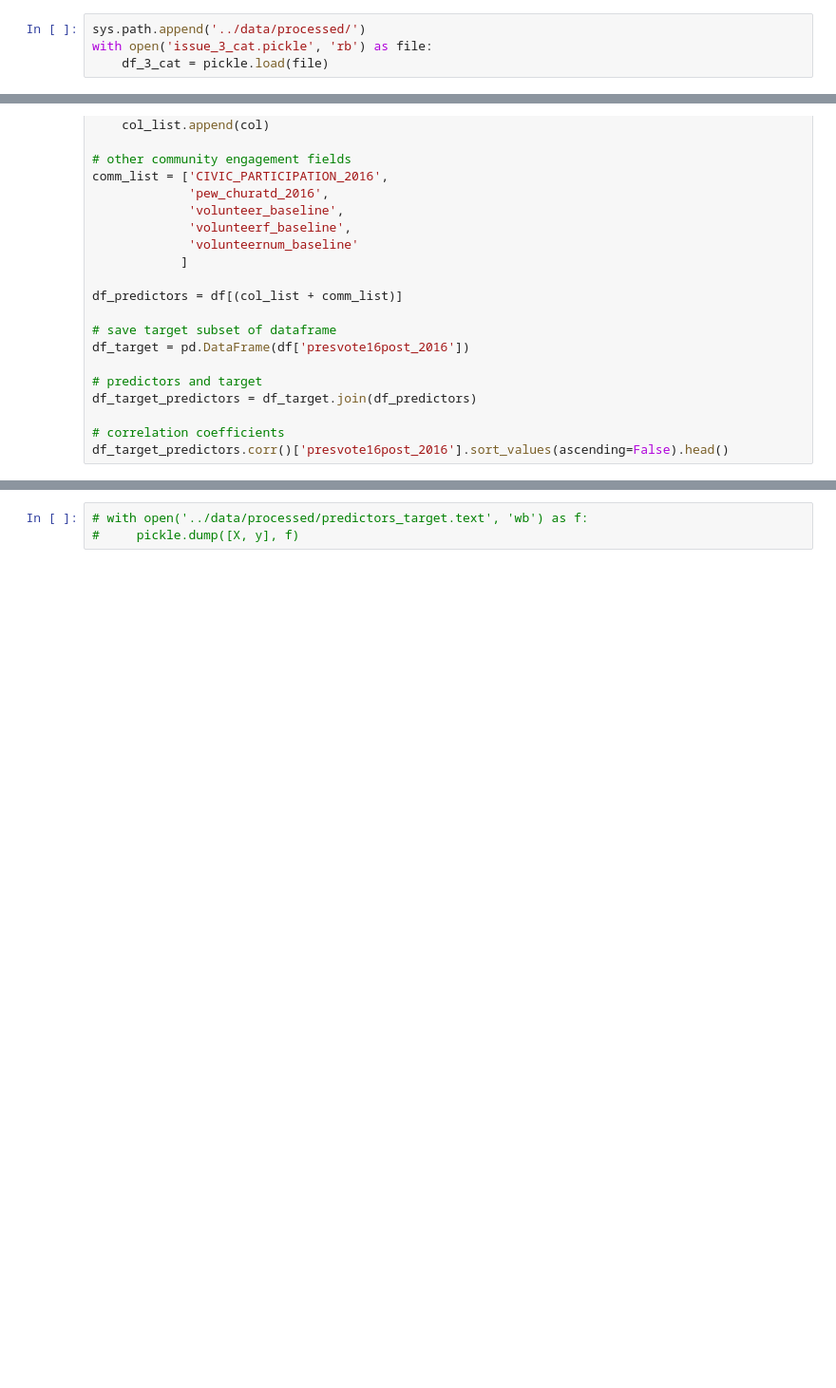
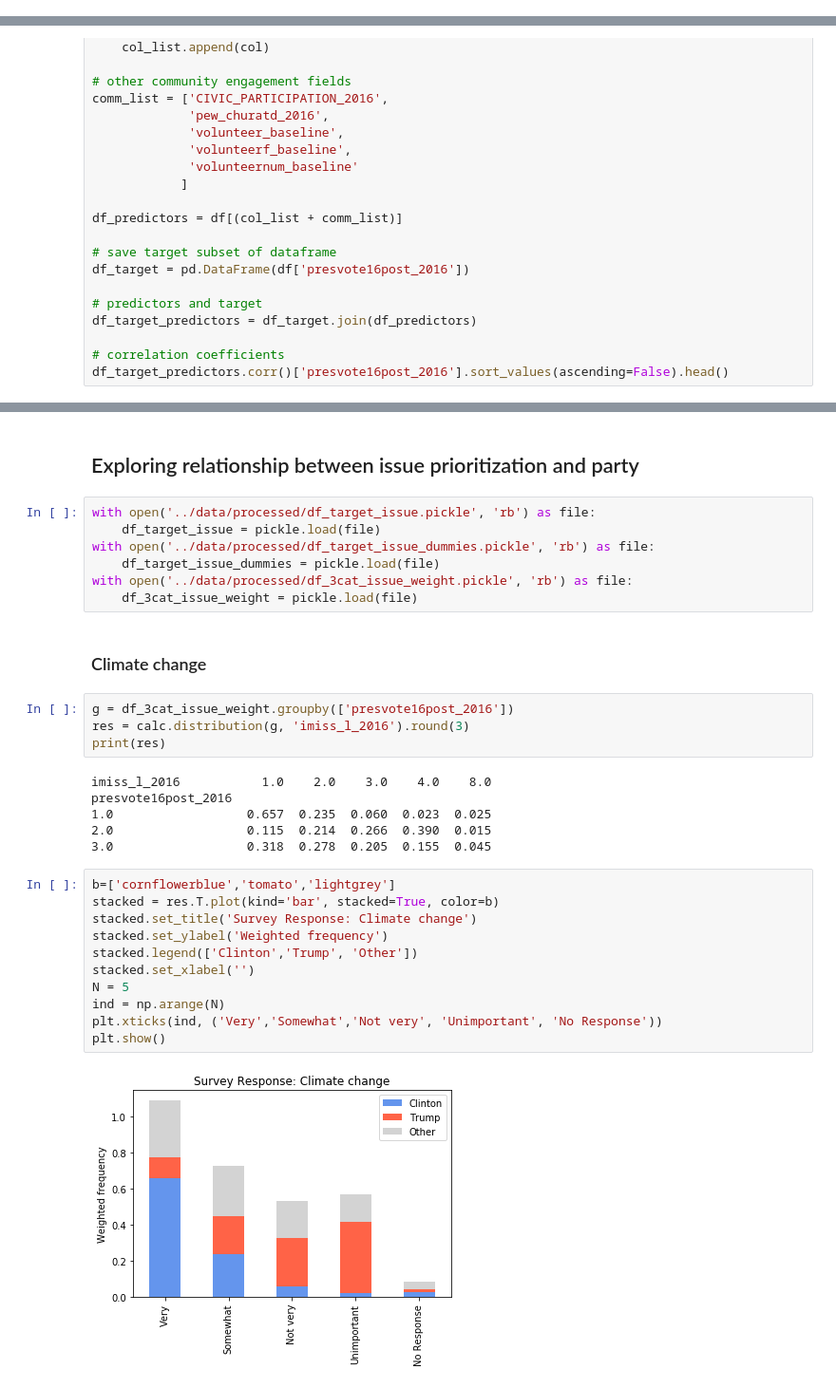
Before and after one commit to ali0003433/predict-by-issue-prioritization, a Jupyter notebook: notebooks/1-al-exploration.ipynb, the cells around one changed output, grey strips where cells are left out. Shown at 95% size. Saved outputs shown, nothing was run; the diff lists cells and outputs as text; blank space fills up the shorter version.

Commit message:
Add counts for each vote group across all issue questions

```diff
--- a/notebooks/1-al-exploration.ipynb
+++ b/notebooks/1-al-exploration.ipynb
@@ -90,4 +87,0 @@ plt.show()
-# %%
-sys.path.append('../data/processed/')
-with open('issue_3_cat.pickle', 'rb') as file:
-    df_3_cat = pickle.load(file)
@@ -168,3 +115,34 @@ sns.xticklabels(df_target.columns)
-# %%
-# with open('../data/processed/predictors_target.text', 'wb') as f:
-#     pickle.dump([X, y], f)
+# %% [markdown]
+## Exploring relationship between issue prioritization and party
+# %%
+with open('../data/processed/df_target_issue.pickle', 'rb') as file:
+    df_target_issue = pickle.load(file)
+with open('../data/processed/df_target_issue_dummies.pickle', 'rb') as file:
+    df_target_issue_dummies = pickle.load(file)
+with open('../data/processed/df_3cat_issue_weight.pickle', 'rb') as file:
+    df_3cat_issue_weight = pickle.load(file)
+# %% [markdown]
+### Climate change
+# %%
+g = df_3cat_issue_weight.groupby(['presvote16post_2016'])
+res = calc.distribution(g, 'imiss_l_2016').round(3)
+print(res)
+# %% [output]
+imiss_l_2016           1.0    2.0    3.0    4.0    8.0
+presvote16post_2016
+1.0                  0.657  0.235  0.060  0.023  0.025
+2.0                  0.115  0.214  0.266  0.390  0.015
+3.0                  0.318  0.278  0.205  0.155  0.045
+# %%
+b=['cornflowerblue','tomato','lightgrey']
+stacked = res.T.plot(kind='bar', stacked=True, color=b)
+stacked.set_title('Survey Response: Climate change')
+stacked.set_ylabel('Weighted frequency')
+stacked.legend(['Clinton','Trump', 'Other'])
+stacked.set_xlabel('')
+N = 5
+ind = np.arange(N)
+plt.xticks(ind, ('Very','Somewhat','Not very', 'Unimportant', 'No Response'))
+plt.show()
+# %% [output]
+[figure, added]
```
Also changed, not shown: parts of 19 cells of this notebook, 12 other files.
